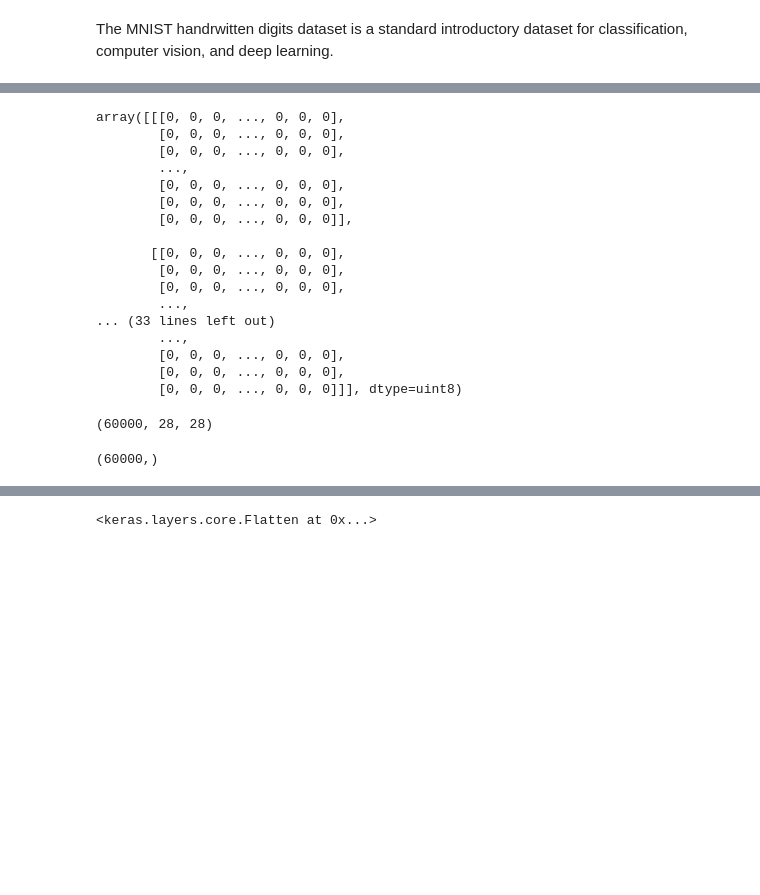
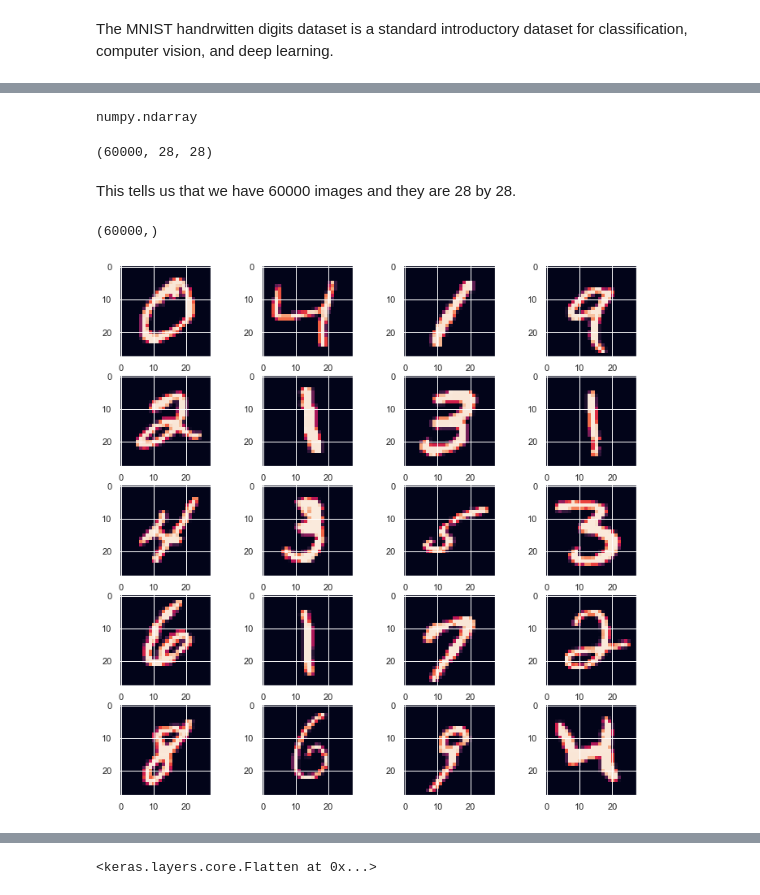
Before and after one commit to Unique-Divine/Hello-World-of-ML, a Jupyter notebook: Image Recognition/MNIST Digits - Neural Network/MNIST Digit Classification.ipynb, the cells around one changed output, grey strips where cells are left out. Drawn from its saved outputs; the diff is of its cells as text; code cells hidden in the pictures; blank space fills up the shorter version.

```diff
--- a/Image Recognition/MNIST Digits - Neural Network/MNIST Digit Classification.ipynb
+++ b/Image Recognition/MNIST Digits - Neural Network/MNIST Digit Classification.ipynb
@@ -15,31 +17,29 @@ The MNIST handrwitten digits dataset is a standard introductory dataset for clas
 from keras.datasets import mnist
 mnist = keras.datasets.mnist
 (x_train, y_train), (x_test, y_test) = mnist.load_data()
-# %%
-x_train
-# %% [output]
-array([[[0, 0, 0, ..., 0, 0, 0],
-        [0, 0, 0, ..., 0, 0, 0],
-        [0, 0, 0, ..., 0, 0, 0],
-        ...,
-        [0, 0, 0, ..., 0, 0, 0],
-        [0, 0, 0, ..., 0, 0, 0],
-        [0, 0, 0, ..., 0, 0, 0]],
-
-       [[0, 0, 0, ..., 0, 0, 0],
-        [0, 0, 0, ..., 0, 0, 0],
-        [0, 0, 0, ..., 0, 0, 0],
-        ...,
-... (33 lines left out)
-        ...,
-        [0, 0, 0, ..., 0, 0, 0],
-        [0, 0, 0, ..., 0, 0, 0],
-        [0, 0, 0, ..., 0, 0, 0]]], dtype=uint8)
+# %%
+type(x_train)
+# %% [output]
+numpy.ndarray
 # %%
 x_train.shape
 # %% [output]
 (60000, 28, 28)
+# %% [markdown]
+This tells us that we have 60000 images and they are 28 by 28.
 # %%
 y_train.shape
 # %% [output]
 (60000,)
+# %%
+# display a few of the images
+fig=plt.figure(figsize=(12, 12))
+n_columns = 4
+n_rows = 5
+for i in range(1, n_columns * n_rows + 1):
+    img = x_train[i]
+    fig.add_subplot(n_rows, n_columns, i)
+    plt.imshow(img)
+plt.show()
+# %% [output]
+[figure, added]
```
Also changed, not shown: parts of 8 cells of this notebook.
